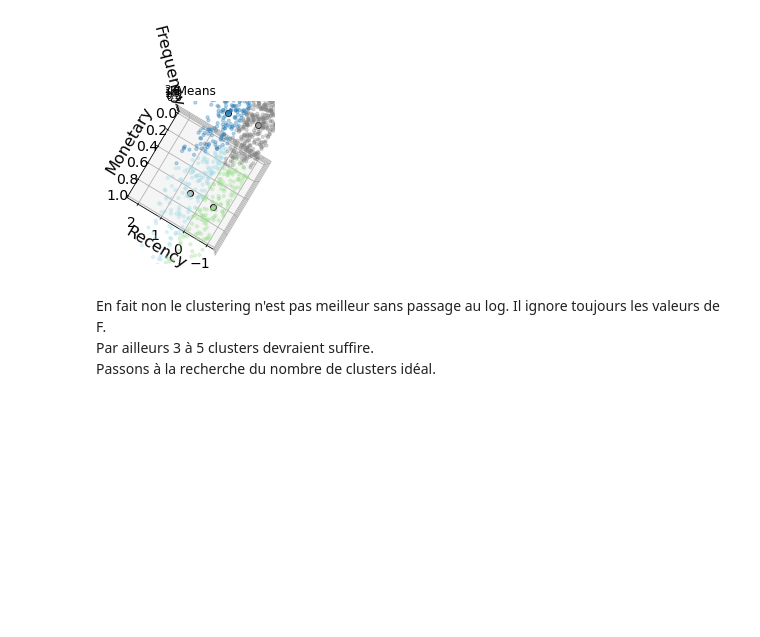
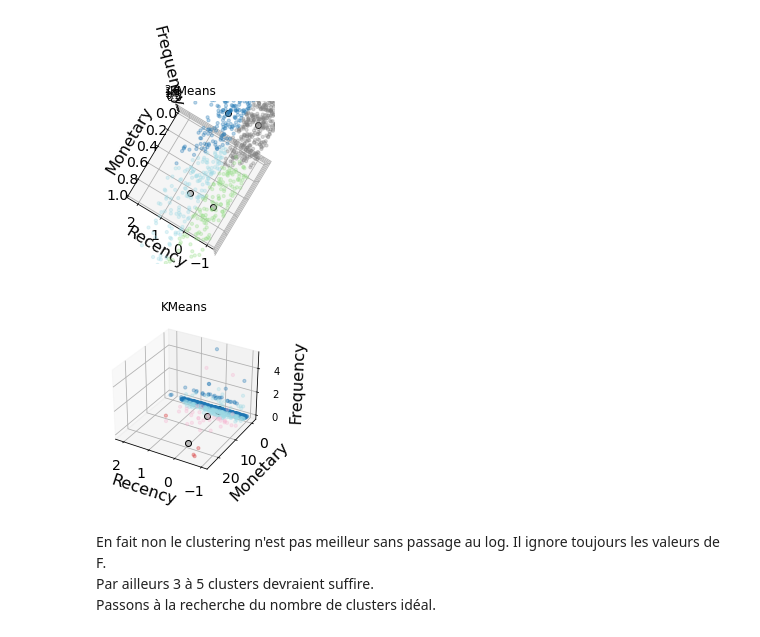
Before and after one commit to chouxxxx/P5_RFM_sectionning, a Jupyter notebook: P5_pred_3.ipynb, the cells around one changed output. Drawn from its saved outputs; the diff is of its cells as text; code cells hidden in the pictures; blank space fills up the shorter version.

```diff
--- a/P5_pred_3.ipynb
+++ b/P5_pred_3.ipynb
@@ -305,6 +319,10 @@ ploot("+r+m+f", elev=0, lims=[-1.2,2.4,0,18,0,2])
 ploot("+r+m+f", elev=90, lims=[-1.2,2.4,0,1,0,2])
 # %% [output]
 [figure]
+# %%
+ploot("+r+m+f")
+# %% [output]
+[figure, added]
 # %% [markdown]
 En fait non le clustering n'est pas meilleur sans passage au log. Il ignore toujours les valeurs de F.
 Par ailleurs 3 à 5 clusters devraient suffire.
```
Also changed, not shown: parts of 15 cells of this notebook, 6 other files.
